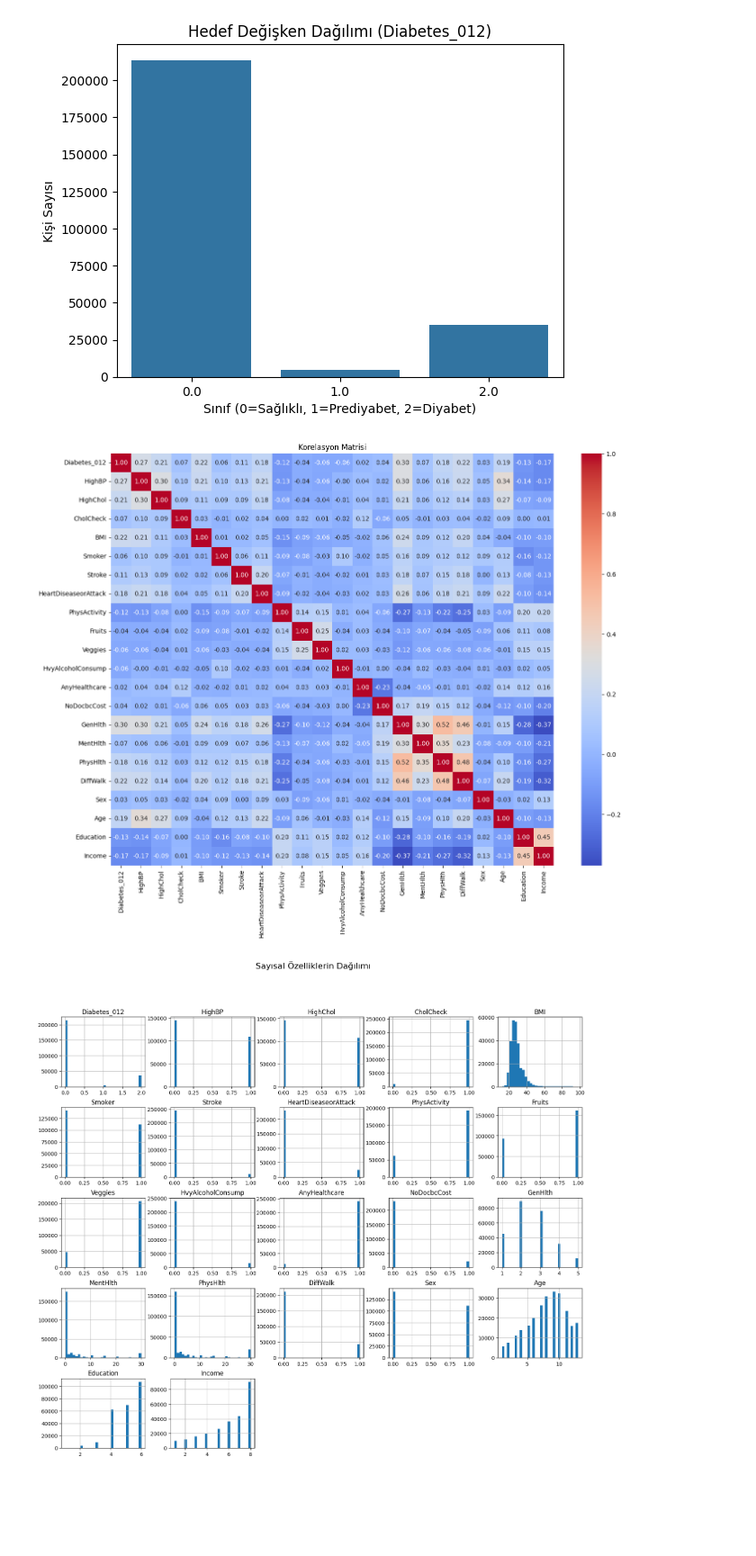
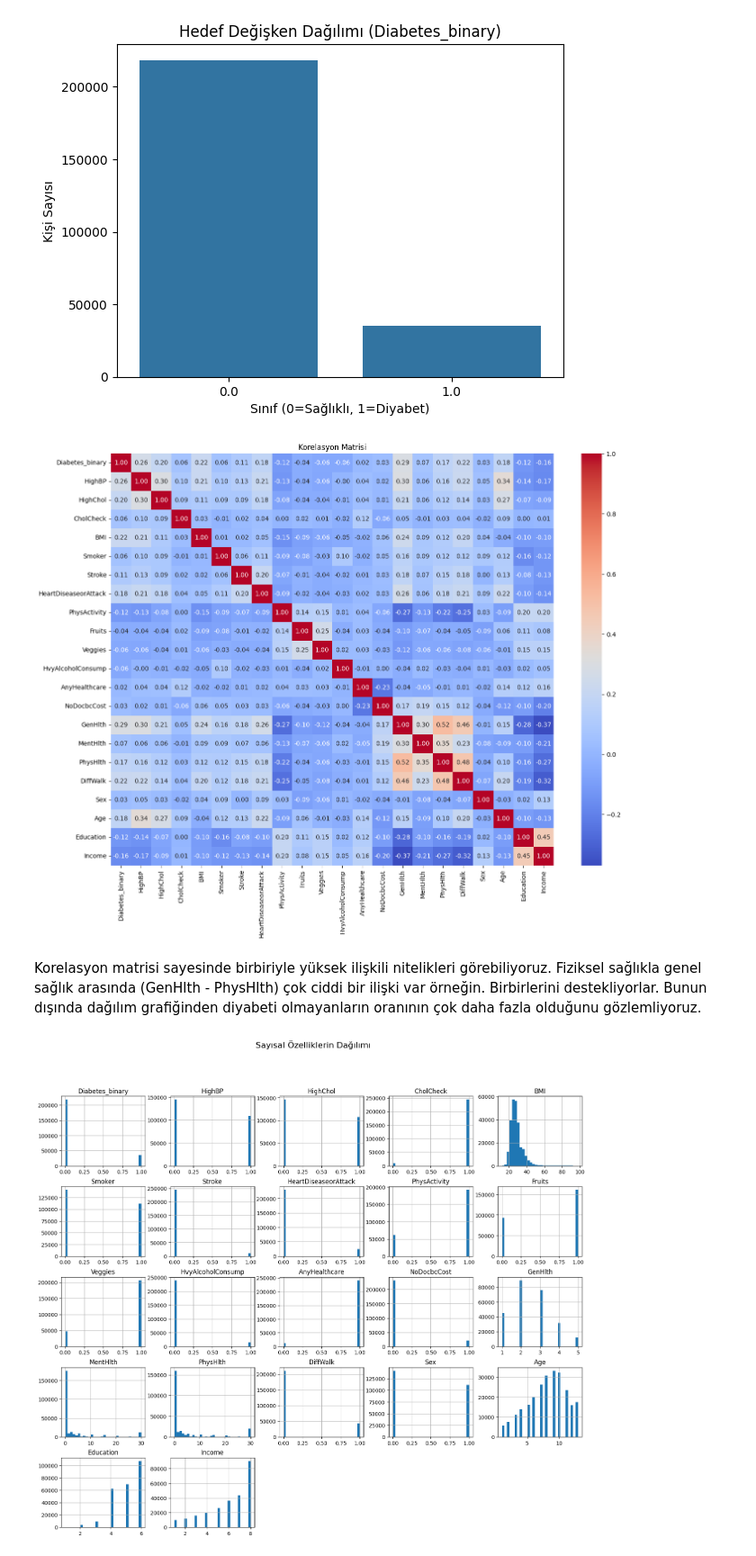
Before and after one commit to MesudeTurkmen/VeriBilimi_Diyabet_Tahmin, a Jupyter notebook: diabetes_info.ipynb, the cells around one changed output. Shown at 90% size. Saved outputs shown, nothing was run; the diff lists cells and outputs as text; code cells hidden in the pictures; blank space fills up the shorter version.

```diff
--- a/diabetes_info.ipynb
+++ b/diabetes_info.ipynb
@@ -31,4 +31,7 @@ with zipfile.ZipFile(archive, 'r') as zip_ref:
 import pandas as pd
 
 os.listdir("data")
+
+df = pd.read_csv("data/diabetes_binary_health_indicators_BRFSS2015.csv")
+df.head()
 # %% [output]
@@ -38,3 +44,0 @@ os.listdir("data")
-# %%
-df = pd.read_csv("data/diabetes_012_health_indicators_BRFSS2015.csv")
-df.head()
@@ -85,15 +81,15 @@ memory usage: 42.6 MB
 # %%
 #Hedef değişken dağılımı (Sınıf Dengesi)
 import seaborn as sns
 import matplotlib.pyplot as plt
 
-sns.countplot(x='Diabetes_012', data=df)
-plt.title("Hedef Değişken Dağılımı (Diabetes_012)")
-plt.xlabel("Sınıf (0=Sağlıklı, 1=Prediyabet, 2=Diyabet)")
+sns.countplot(x='Diabetes_binary', data=df)
+plt.title("Hedef Değişken Dağılımı (Diabetes_binary)")
+plt.xlabel("Sınıf (0=Sağlıklı, 1=Diyabet)")
 plt.ylabel("Kişi Sayısı")
 plt.show()
 # %% [output]
-[figure, old version]
+[figure, new version]
 # %%
 numeric_cols = df.select_dtypes(include=['int64', 'float64']).columns.tolist()
 
@@ -103,7 +99,9 @@ sns.heatmap(df[numeric_cols].corr(), annot=True, fmt=".2f", cmap='coolwarm')
 plt.title("Korelasyon Matrisi")
 plt.show()
 # %% [output]
-[figure, old version]
+[figure, new version]
+# %% [markdown]
+Korelasyon matrisi sayesinde birbiriyle yüksek ilişkili nitelikleri görebiliyoruz. Fiziksel sağlıkla genel sağlık arasında (GenHlth - PhysHlth) çok ciddi bir ilişki var örneğin. Birbirlerini destekliyorlar. Bunun dışında dağılım grafiğinden diyabeti olmayanların oranının çok daha fazla olduğunu gözlemliyoruz.
 # %%
 df[numeric_cols].hist(figsize=(18, 15), bins=30)
 plt.suptitle("Sayısal Özelliklerin Dağılımı", fontsize=16)
```
Also changed, not shown: parts of 26 cells of this notebook, 2 other files.
